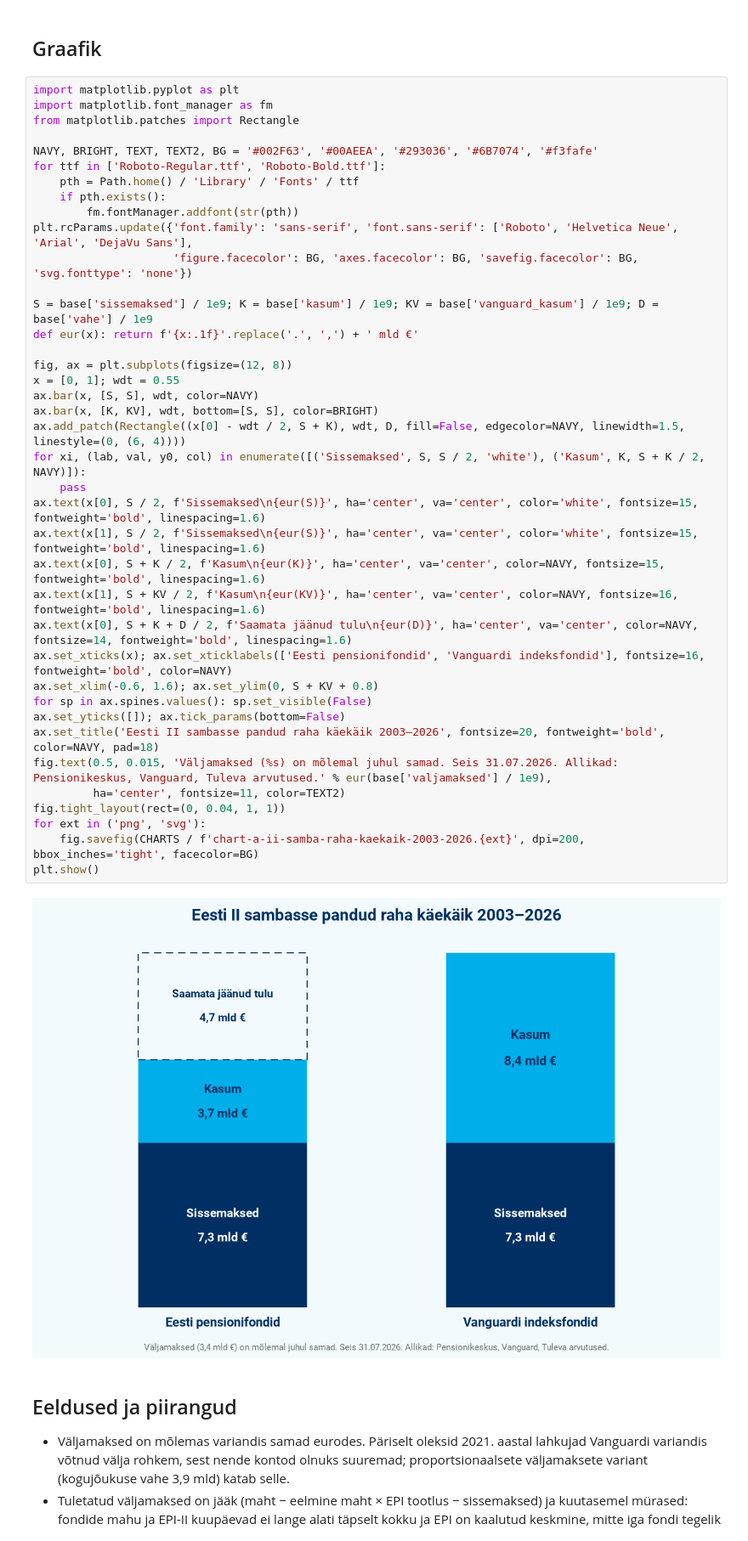
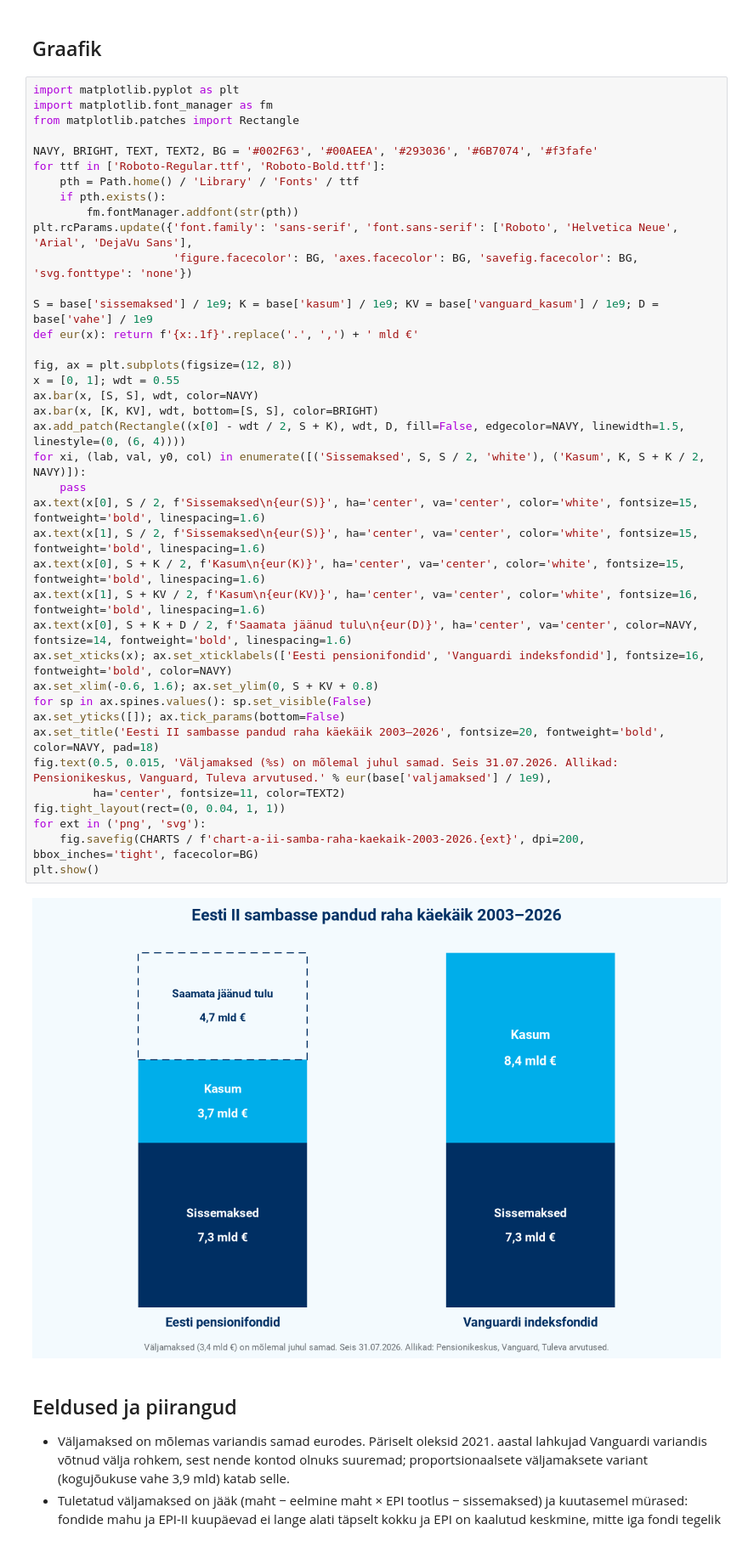
Before and after one commit to TulevaEE/reporting-engine, a Jupyter notebook: blogposts/2026-08-bogle-indeksfond-50/analysis.ipynb, the cells around one changed output. Shown at 85% size. Cells and saved outputs as stored; diff of their text form.

Commit message:
Use white labels on the profit bars in the Bogle post chart
Co-Authored-By: Claude Fable 5 <noreply@anthropic.com>

```diff
--- a/blogposts/2026-08-bogle-indeksfond-50/analysis.ipynb
+++ b/blogposts/2026-08-bogle-indeksfond-50/analysis.ipynb
@@ -277,36 +277,36 @@ for ttf in ['Roboto-Regular.ttf', 'Roboto-Bold.ttf']:
     if pth.exists():
         fm.fontManager.addfont(str(pth))
 plt.rcParams.update({'font.family': 'sans-serif', 'font.sans-serif': ['Roboto', 'Helvetica Neue', 'Arial', 'DejaVu Sans'],
                      'figure.facecolor': BG, 'axes.facecolor': BG, 'savefig.facecolor': BG, 'svg.fonttype': 'none'})
 
 S = base['sissemaksed'] / 1e9; K = base['kasum'] / 1e9; KV = base['vanguard_kasum'] / 1e9; D = base['vahe'] / 1e9
 def eur(x): return f'{x:.1f}'.replace('.', ',') + ' mld €'
 
 fig, ax = plt.subplots(figsize=(12, 8))
 x = [0, 1]; wdt = 0.55
 ax.bar(x, [S, S], wdt, color=NAVY)
 ax.bar(x, [K, KV], wdt, bottom=[S, S], color=BRIGHT)
 ax.add_patch(Rectangle((x[0] - wdt / 2, S + K), wdt, D, fill=False, edgecolor=NAVY, linewidth=1.5, linestyle=(0, (6, 4))))
 for xi, (lab, val, y0, col) in enumerate([('Sissemaksed', S, S / 2, 'white'), ('Kasum', K, S + K / 2, NAVY)]):
     pass
 ax.text(x[0], S / 2, f'Sissemaksed\n{eur(S)}', ha='center', va='center', color='white', fontsize=15, fontweight='bold', linespacing=1.6)
 ax.text(x[1], S / 2, f'Sissemaksed\n{eur(S)}', ha='center', va='center', color='white', fontsize=15, fontweight='bold', linespacing=1.6)
-ax.text(x[0], S + K / 2, f'Kasum\n{eur(K)}', ha='center', va='center', color=NAVY, fontsize=15, fontweight='bold', linespacing=1.6)
-ax.text(x[1], S + KV / 2, f'Kasum\n{eur(KV)}', ha='center', va='center', color=NAVY, fontsize=16, fontweight='bold', linespacing=1.6)
+ax.text(x[0], S + K / 2, f'Kasum\n{eur(K)}', ha='center', va='center', color='white', fontsize=15, fontweight='bold', linespacing=1.6)
+ax.text(x[1], S + KV / 2, f'Kasum\n{eur(KV)}', ha='center', va='center', color='white', fontsize=16, fontweight='bold', linespacing=1.6)
 ax.text(x[0], S + K + D / 2, f'Saamata jäänud tulu\n{eur(D)}', ha='center', va='center', color=NAVY, fontsize=14, fontweight='bold', linespacing=1.6)
 ax.set_xticks(x); ax.set_xticklabels(['Eesti pensionifondid', 'Vanguardi indeksfondid'], fontsize=16, fontweight='bold', color=NAVY)
 ax.set_xlim(-0.6, 1.6); ax.set_ylim(0, S + KV + 0.8)
 for sp in ax.spines.values(): sp.set_visible(False)
 ax.set_yticks([]); ax.tick_params(bottom=False)
 ax.set_title('Eesti II sambasse pandud raha käekäik 2003–2026', fontsize=20, fontweight='bold', color=NAVY, pad=18)
 fig.text(0.5, 0.015, 'Väljamaksed (%s) on mõlemal juhul samad. Seis 31.07.2026. Allikad: Pensionikeskus, Vanguard, Tuleva arvutused.' % eur(base['valjamaksed'] / 1e9),
          ha='center', fontsize=11, color=TEXT2)
 fig.tight_layout(rect=(0, 0.04, 1, 1))
 for ext in ('png', 'svg'):
     fig.savefig(CHARTS / f'chart-a-ii-samba-raha-kaekaik-2003-2026.{ext}', dpi=200, bbox_inches='tight', facecolor=BG)
 plt.show()
 # %% [output]
-[figure, old version]
+[figure, new version]
 # %% [markdown]
 ## Eeldused ja piirangud
 
```
Also changed, not shown: 3 other files.
